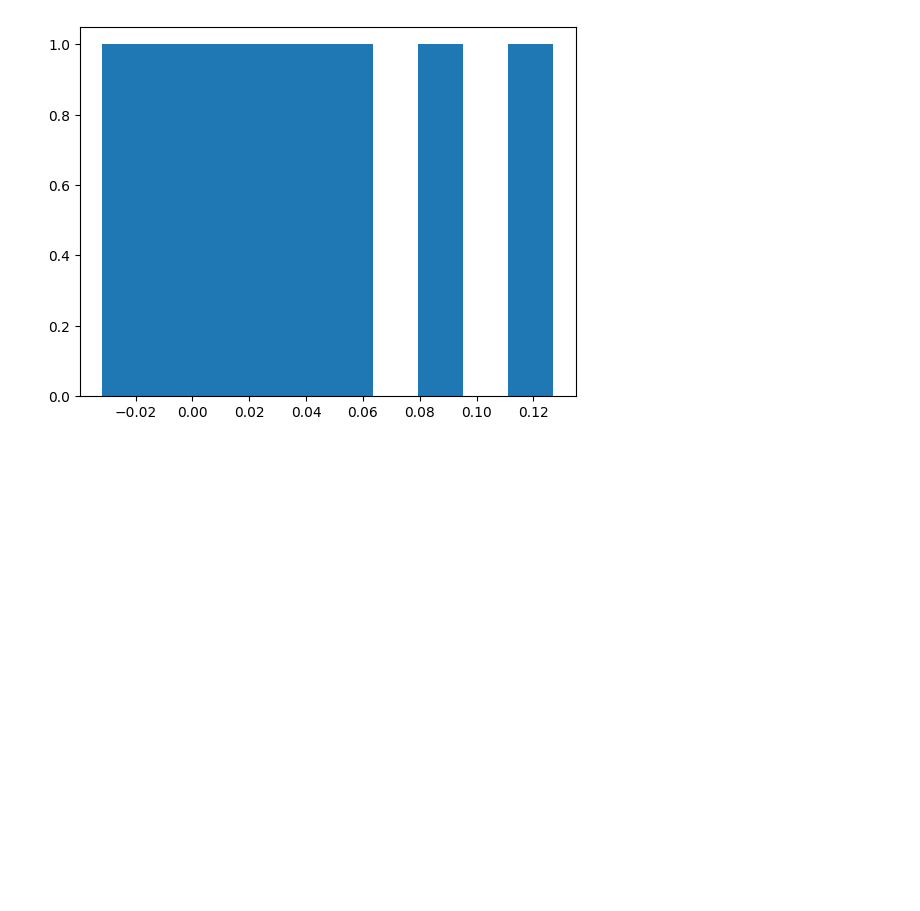
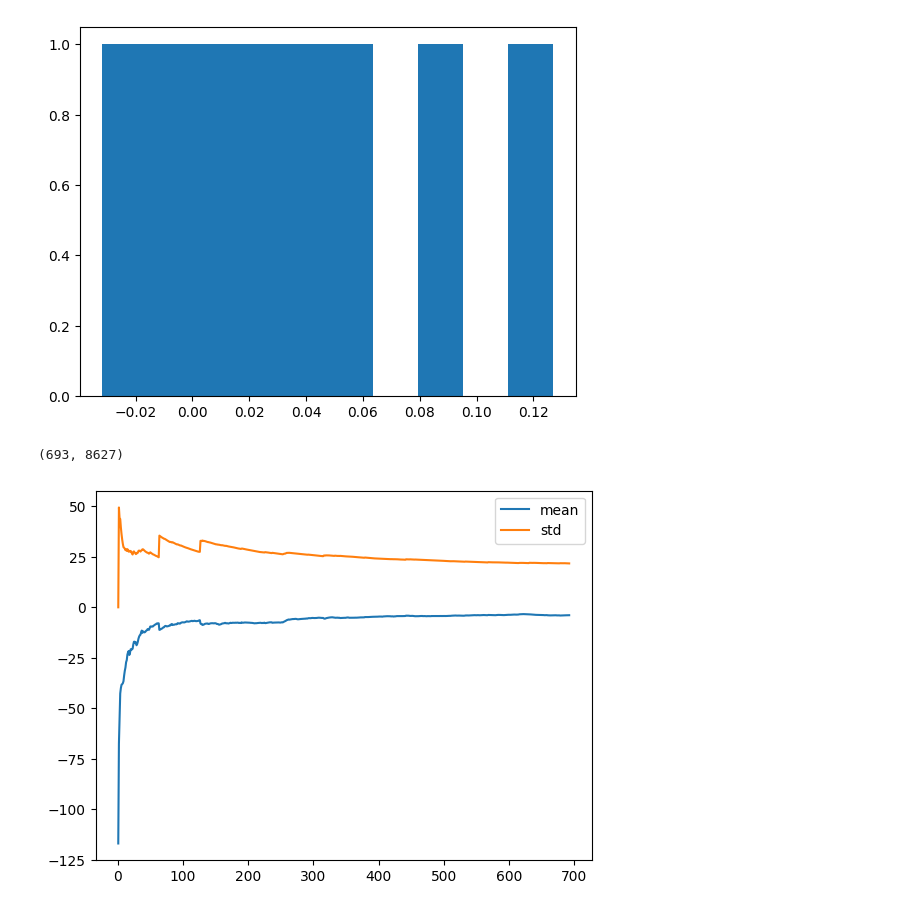
Before and after one commit to brainiak/rtcloud-projects, a Jupyter notebook: mindeye/debug_betas.ipynb, the cells around one changed output. Saved outputs shown, nothing was run; the diff lists cells and outputs as text; code cells hidden in the pictures; blank space fills up the shorter version.

```diff
--- a/mindeye/debug_betas.ipynb
+++ b/mindeye/debug_betas.ipynb
@@ -523,3 +523,24 @@ from statsmodels.stats.multitest import multipletests
 print(multipletests(corrs[1], alpha=0.05, method='fdr_bh'))
 # %%
 tmp = np.load("/home/ri4541@pu.win.princeton.edu/rtcloud-projects/mindeye/3t/derivatives/sub-005_ses-03_task-C_run-11_recons/betas_run-11.npy")
+# %%
+b.shape
+# %% [output]
+(693, 8627)
+# %%
+# load betas
+b = np.load('/home/ri4541@pu.win.princeton.edu/rtcloud-projects/mindeye/3t/derivatives/debugging/betas_run-01-11_data-realtime-slicer_delay-8.npy')
+
+# calculate the mean and std for b sliced at each condition
+v1_mean = []
+v1_std = []
+for cond in range(b.shape[0]):
+    v1_mean.append(np.mean(b[:cond, 0], axis=0))
+    v1_std.append(np.std(b[:cond, 0], axis=0))
+
+plt.plot(v1_mean, label='mean')
+plt.plot(v1_std, label='std')
+plt.legend()
+plt.show()
+# %% [output]
+[figure, added]
```
Also changed, not shown: 1 other file.
